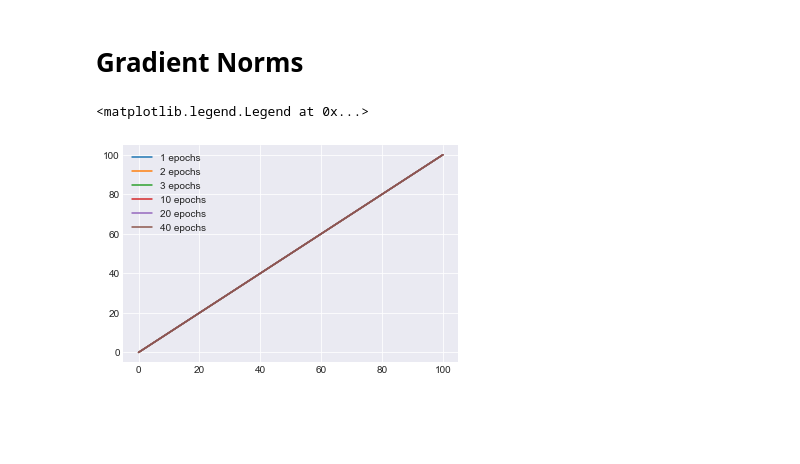
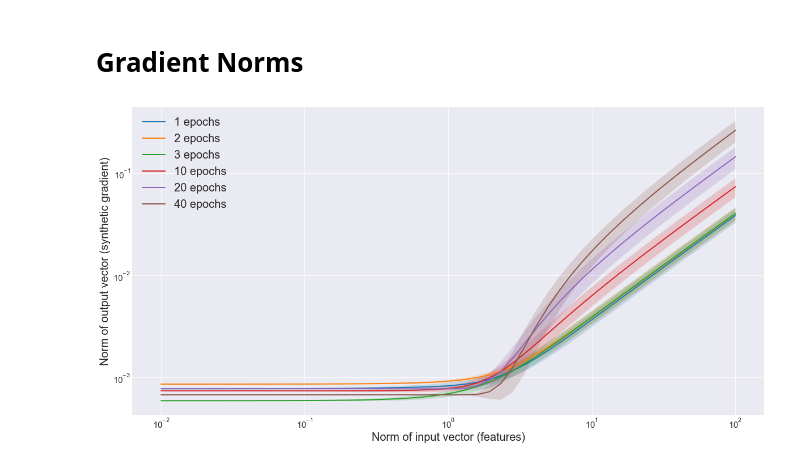
Before and after one commit to mshalvagal/localized-dni, a Jupyter notebook: notebooks/Results.ipynb, the cells around one changed output. Saved outputs shown, nothing was run; the diff lists cells and outputs as text; code cells hidden in the pictures; blank space fills up the shorter version.

```diff
--- a/notebooks/Results.ipynb
+++ b/notebooks/Results.ipynb
@@ -149,28 +165,34 @@ plt.legend()
 [figure]
 # %% [markdown]
 # Gradient Norms
-# %%
-net = torch.load('/home/manu/Projects/DNI-Bio/logs/mixed 32/dni/weight_history/run_0/epoch_40.pt')
 # %%
 unit_vectors = []
 for i in range(1000):
     x = np.random.normal(size=32)
     unit_vectors.append(x/np.linalg.norm(x))
-unit_vectors = np.array(unit_vectors)
+unit_vectors = torch.tensor(unit_vectors).float().to('cuda:0')
 # %%
 parent_dir = '/home/manu/Projects/DNI-Bio/logs/mixed 32/dni/weight_history/run_0'
+fig = plt.figure(figsize=(20,10))
 for epochs in [1, 2, 3, 10, 20, 40]:
     net = torch.load(os.path.join(parent_dir, 'epoch_'+str(epochs)+'.pt'))
     net.eval()
-    synthesizer = net.backward_interface
+    synthesizer = net.backward_interface.synthesizer
     output_norm = []
     output_norm_std = []
     for input_norm in np.logspace(-2, 2):
-        output_norms = torch.tensor(synthesizer(input_norm*unit_vectors)).norm(dim=1)
+        output_norms = torch.tensor(synthesizer(input_norm*unit_vectors, context=0)).norm(dim=1)
         output_norm.append(output_norms.mean().item())
         output_norm_std.append(output_norms.std().item())
-    plt.plot(np.logspace(-2, 2), output_norm, label=str(epochs) + ' epochs')
-plt.legend()
+    plt.loglog(np.logspace(-2, 2), output_norm, label=str(epochs) + ' epochs', linewidth=2)
+    output_norm = np.array(output_norm)
+    standard_error = np.array(output_norm_std)/np.sqrt(3)
+    plt.fill_between(np.logspace(-2, 2), output_norm-standard_error, output_norm+standard_error, alpha=0.2)
+
+plt.xlabel('Norm of input vector (features)', fontsize=20)
+plt.ylabel('Norm of output vector (synthetic gradient)', fontsize=20)
+plt.tick_params(axis='both', which='major', labelsize=15)
+plt.legend(fontsize=20)
+plt.show()
 # %% [output]
-<matplotlib.legend.Legend at 0x...>
-[figure, old version]
+[figure, new version]
```
Also changed, not shown: parts of 2 cells of this notebook, 10 other files.
